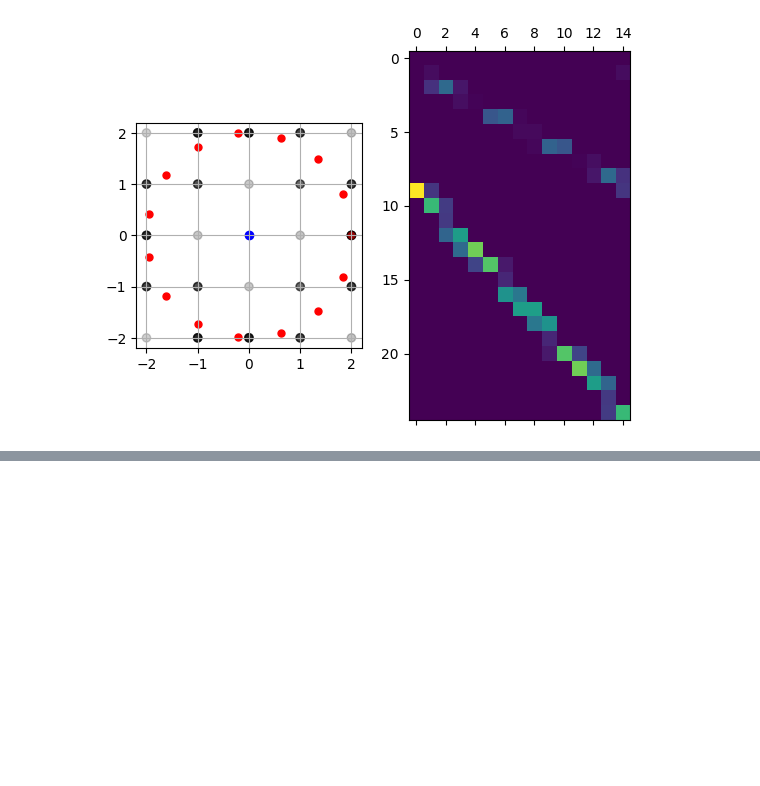
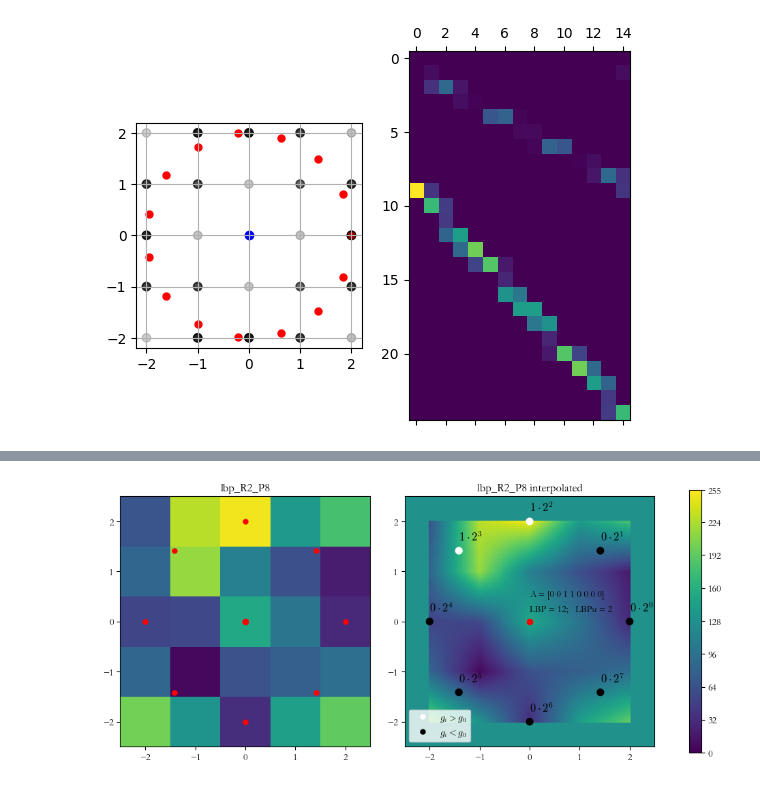
Before and after one commit to mkrooted256/master-thesis, a Jupyter notebook: 1_clique.ipynb, the cells around one changed output, grey strips where cells are left out. Drawn from its saved outputs; the diff is of its cells as text; code cells hidden in the pictures; blank space fills up the shorter version.

```diff
--- a/1_clique.ipynb
+++ b/1_clique.ipynb
@@ -482,3 +525,87 @@ plt.matshow(r2_matrix, 0)
 # %% [output]
 <matplotlib.image.AxesImage at 0x...>
 [figure]
+# %%
+import scipy as sp
+import skimage as ski
+
+x = np.arange(-2,2+1)
+
+fig, (ax1, ax2, ax3,) = plt.subplots(1,3, width_ratios=[10,10,0.5])
+
+ax1.set_aspect('equal')
+ax1.pcolormesh(x,x,A, shading='nearest', vmin=0, vmax=255, cmap='viridis')
+
+# cb = plt.colorbar(ticks=list(range(0,256, 32)) + [255])
+# cb.ax.set_yticks()
+# plt.grid(c='k', linestyle='-', alpha=0.3)
+C = generate_circle(2,8)
+
+def plot_clique(center, clique, label=None, ax=plt.gca()):
+    ax.scatter(*center, color='red')
+    ax.scatter(*clique, label=label, s=25, color='red')
+
+codename = f"lbp_R2_P8"
+ax1.set_title(f"{codename}")
+# show_interp_circle((0,0), 2, 8, draw_weights=True, color='w', ax=ax1)
+plot_clique((0,0), C, ax=ax1)
+# plt.xlim(-2,2)
+# plt.ylim(-2,2)
+
+# ================
+# plt.subplot(1,2,2)
+
+ax2.set_facecolor(mpl.colormaps['viridis'](0.5))
+
+interp = sp.interpolate.RegularGridInterpolator(points=[x,x], values=A, method='linear')
+xx = np.linspace(-2,2,100)
+X, Y = np.meshgrid(xx,xx,indexing='ij')
+I = interp((X,Y))
+mesh = ax2.pcolormesh(X,Y,I.T,shading='nearest', vmin=0, vmax=255, cmap='viridis')
+ax2.set_aspect('equal')
+ax2.set_xticks(range(-2,3))
+ax2.set_yticks(range(-2,3));
+cb = plt.colorbar(mesh, ax3, ticks=list(range(0,256, 32)) + [255])
+
+codename = f"lbp_R2_P8 interpolated"
+ax2.set_title(f"{codename}")
+
+test_vals = np.array([ interp((c[1], c[0])) for c in C.T ])
+S = test_vals >= interp((0,0))
+colors = ['w' if s else 'k' for s in S]
+print(interp((0,0)))
+print(test_vals)
+print(S)
+
+lab1 = mpl.lines.Line2D([],[], color='w', label='$g_i > g_0$', marker='.', linestyle=' ', markersize=10)
+lab2 = mpl.lines.Line2D([],[], color='k', label='$g_i < g_0$', marker='.', linestyle=' ', markersize=10)
+ax2.legend(handles=[lab1, lab2])
+
+ax2.scatter(0,0, color='red')
+ax2.scatter(*C, s=50, c=colors)
+for c,s1,n in zip(C.T,S,range(100)):
+    d = '1' if s1 else '0'
+    ax2.text(c[0], c[1]+0.2, f"${d} \\cdot 2^{n} $", c='k', fontsize=12)
+
+lbpcode = (np.array([2**k for k in range(8)]) * S).sum()
+s_prev = S[-1]
+changes = 0
+for s in S:
+    if s != s_prev:
+        changes += 1
+    s_prev = s
+if changes <= 2:
+    lbp_u = S.sum()
+else:
+    lbp_u = 9
+
+ax2.text(0,0.5,f"A = {S.astype(int)}")
+ax2.text(0,0.2,f"LBP = {lbpcode};   LBPu = {lbp_u}")
+
+ax2.set_xlim(-2.5,2.5)
+ax2.set_ylim(-2.5,2.5)
+
+
+plt.gcf().set_size_inches(11,5)
+plt.savefig('lbp_code_example_2.png', dpi=150, bbox_inches='tight')
+# %% [output]
@@ -484,0 +616 @@ plt.matshow(r2_matrix, 0)
+[figure, added]
```
Also changed, not shown: parts of 10 cells of this notebook, 48 other files.
